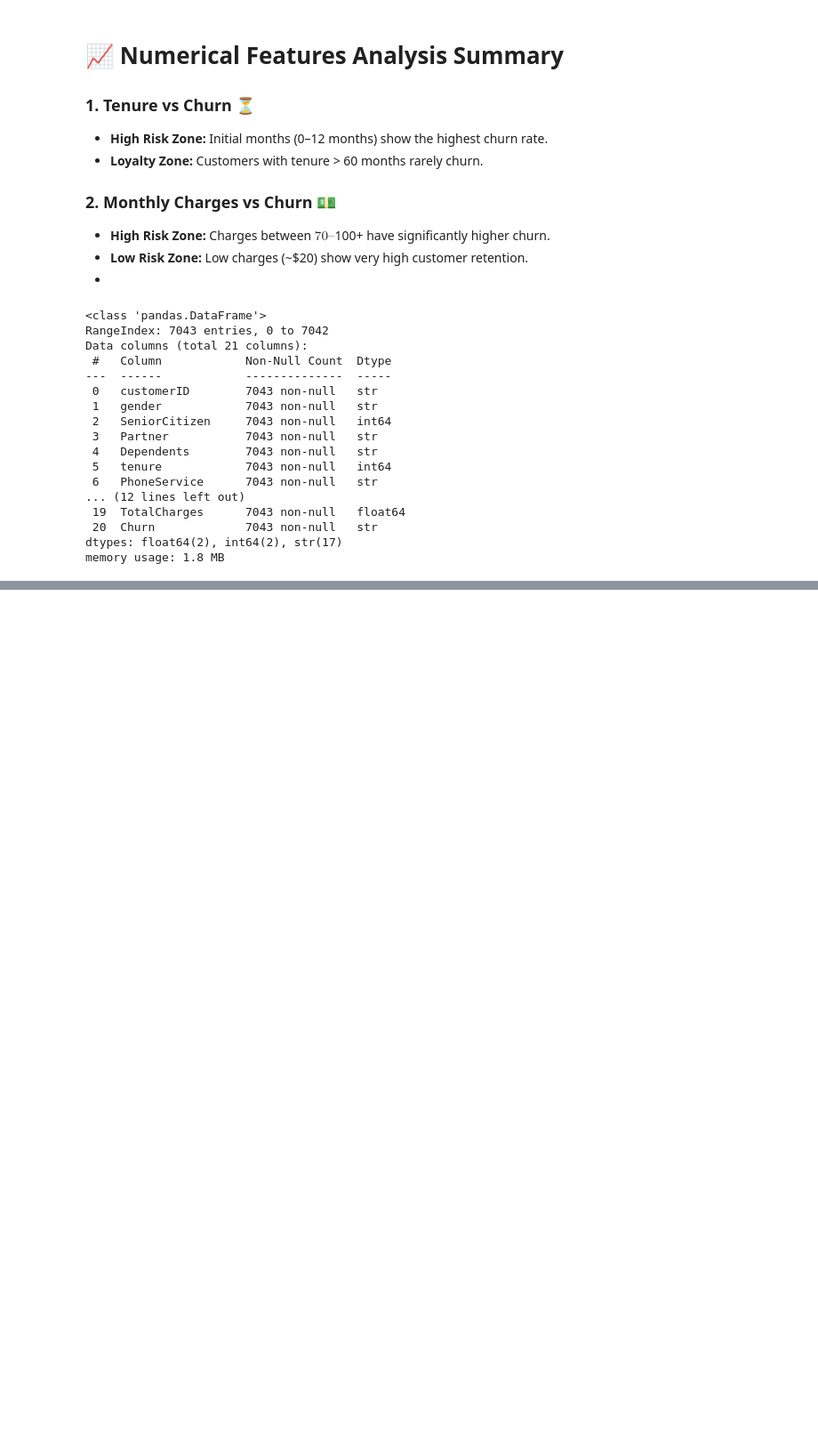
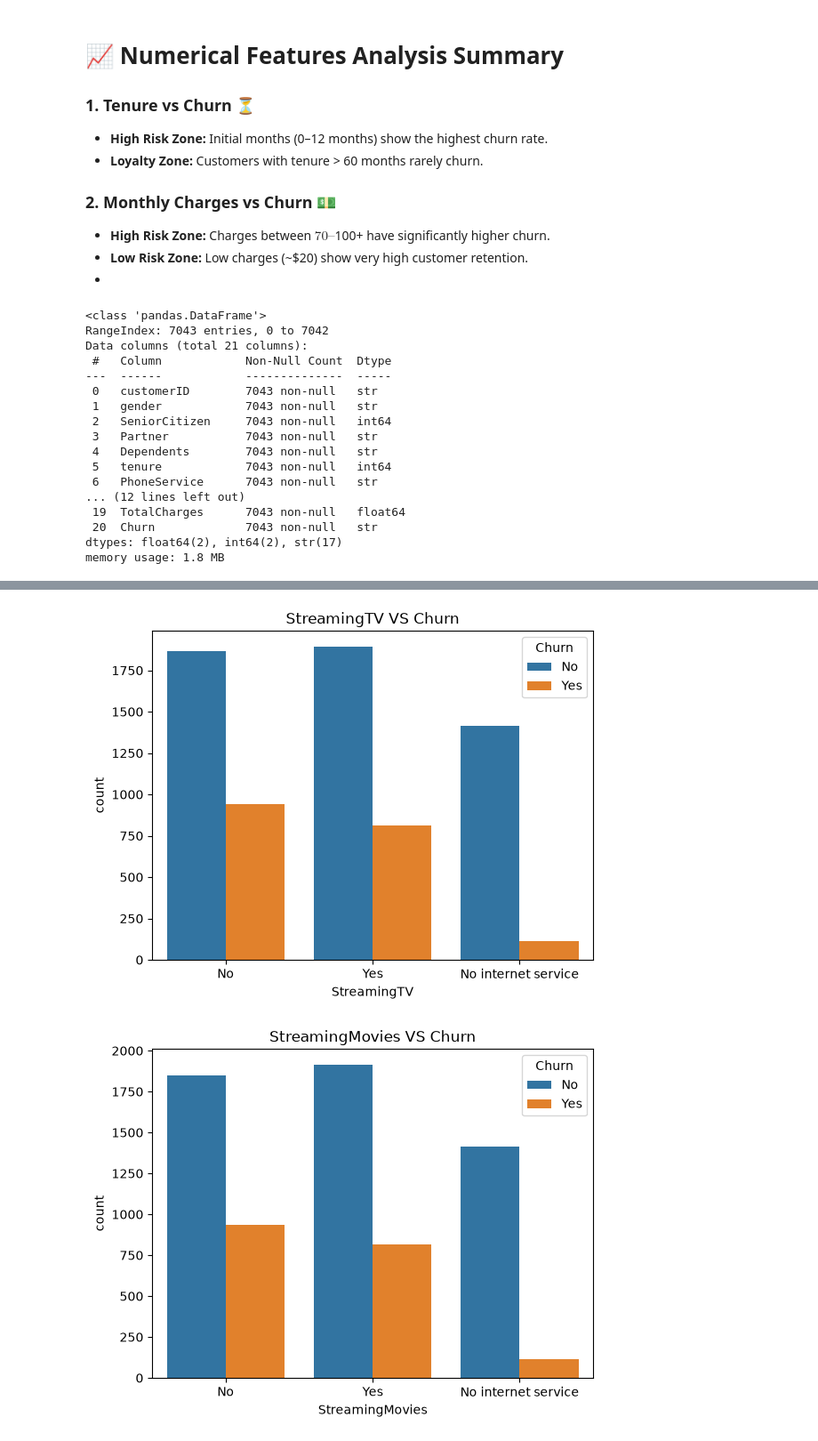
Before and after one commit to Fatima-Arain206/SOFTGROWTECH_INTERNSHIP_PROJECT_TASK2_DATA_ANALYSIS, a Jupyter notebook: CustomerRetention_Analysis_Project2/Customer_Retention.ipynb, the cells around one changed output, grey strips where cells are left out. Shown at 89% size. Drawn from its saved outputs; the diff is of its cells as text; code cells hidden in the pictures; blank space fills up the shorter version.

```diff
--- a/CustomerRetention_Analysis_Project2/Customer_Retention.ipynb
+++ b/CustomerRetention_Analysis_Project2/Customer_Retention.ipynb
@@ -544,0 +566,11 @@ sr=['TechSupport','OnlineS']
+# %%
+# remain col services and bills
+Targe=['StreamingTV','StreamingMovies','PaperlessBilling']
+for x in Targe:
+    til=f'{ x} VS Churn'
+    plt.title(til)
+    sb.countplot(x=df[x], hue= df['Churn'])
+    plt.show()
+# %% [output]
+[figure, added]
+[figure, added]
```
Also changed, not shown: parts of 6 cells of this notebook.
